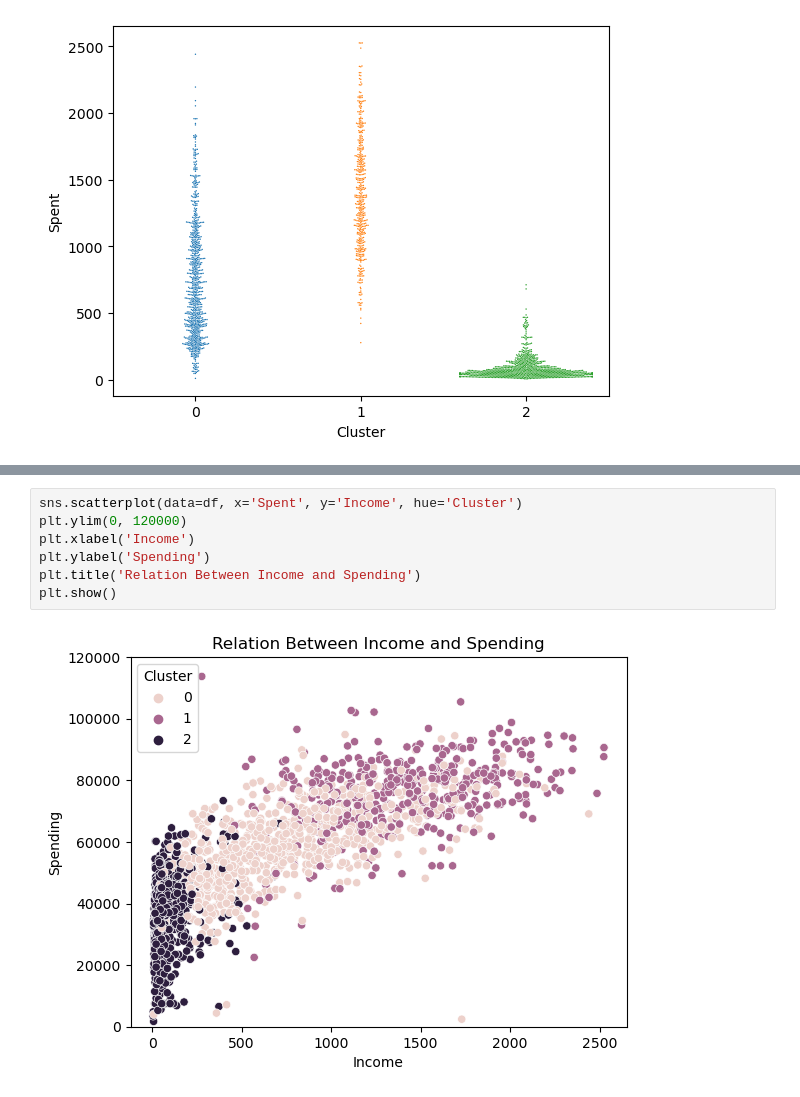
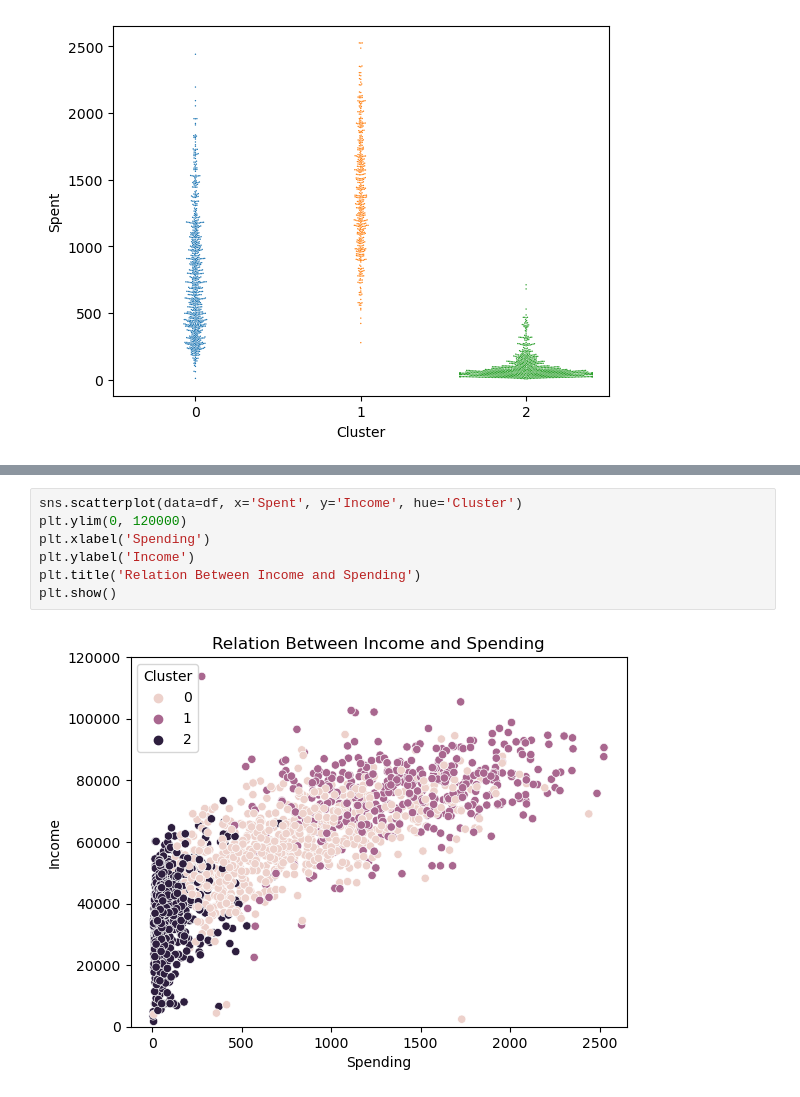
Before and after one commit to sadstitch003/AFL2-DataMining, a Jupyter notebook: AFL2-DataMining-Christian.ipynb, the cells around one changed output, grey strips where cells are left out. Saved outputs shown, nothing was run; the diff lists cells and outputs as text.

```diff
--- a/AFL2-DataMining-Christian.ipynb
+++ b/AFL2-DataMining-Christian.ipynb
@@ -220,9 +220,9 @@ plt.show()
 # %%
 sns.scatterplot(data=df, x='Spent', y='Income', hue='Cluster')
 plt.ylim(0, 120000)
-plt.xlabel('Income')
-plt.ylabel('Spending')
+plt.xlabel('Spending')
+plt.ylabel('Income')
 plt.title('Relation Between Income and Spending')
 plt.show()
 # %% [output]
-[figure, old version]
+[figure, new version]
```
Also changed, not shown: parts of 6 cells of this notebook.
